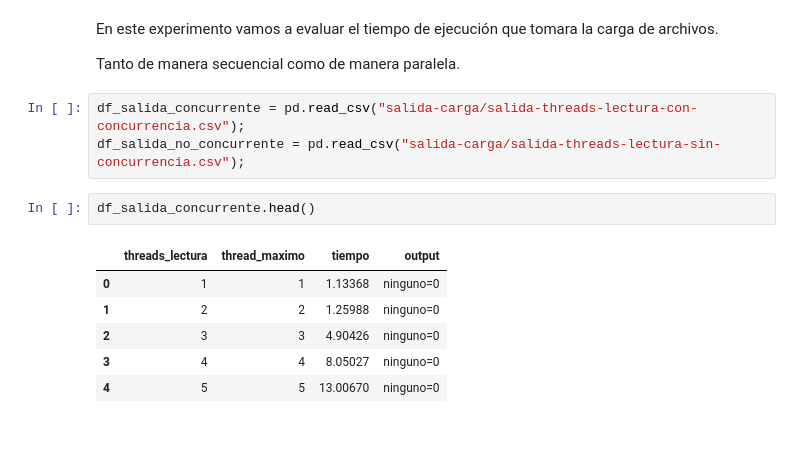
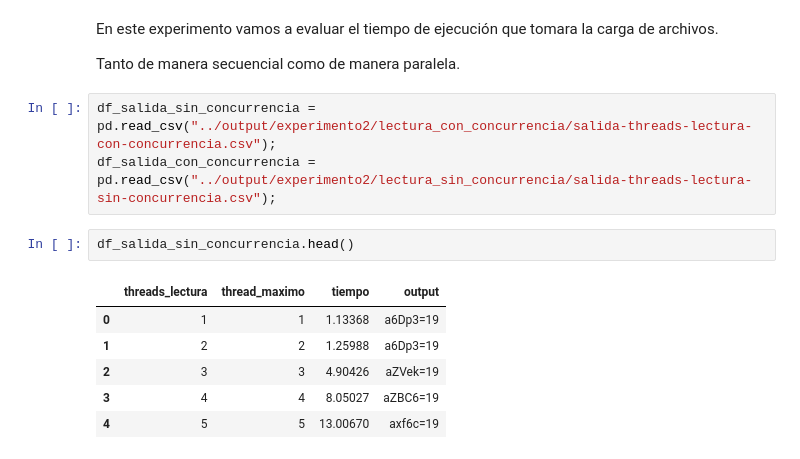
Before and after one commit to apsosa/tp_threads, a Jupyter notebook: experimentos/graficos.ipynb, the cells around one changed output. Saved outputs shown, nothing was run; the diff lists cells and outputs as text.

```diff
--- a/experimentos/graficos.ipynb
+++ b/experimentos/graficos.ipynb
@@ -83,15 +83,15 @@ En este experimento vamos a evaluar el tiempo de ejecución que tomara la carga
 
 Tanto de manera secuencial como de manera paralela.
 # %%
-df_salida_concurrente = pd.read_csv("salida-carga/salida-threads-lectura-con-concurrencia.csv");
-df_salida_no_concurrente = pd.read_csv("salida-carga/salida-threads-lectura-sin-concurrencia.csv");
+df_salida_sin_concurrencia = pd.read_csv("../output/experimento2/lectura_con_concurrencia/salida-threads-lectura-con-concurrencia.csv");
+df_salida_con_concurrencia = pd.read_csv("../output/experimento2/lectura_sin_concurrencia/salida-threads-lectura-sin-concurrencia.csv");
 # %%
-df_salida_concurrente.head()
+df_salida_sin_concurrencia.head()
 # %% [output]
 |  | threads_lectura | thread_maximo | tiempo | output |
-| 0 | 1 | 1 | 1.13368 | ninguno=0 |
-| 1 | 2 | 2 | 1.25988 | ninguno=0 |
-| 2 | 3 | 3 | 4.90426 | ninguno=0 |
-| 3 | 4 | 4 | 8.05027 | ninguno=0 |
-| 4 | 5 | 5 | 13.00670 | ninguno=0 |
+| 0 | 1 | 1 | 1.13368 | a6Dp3=19 |
+| 1 | 2 | 2 | 1.25988 | a6Dp3=19 |
+| 2 | 3 | 3 | 4.90426 | aZVek=19 |
+| 3 | 4 | 4 | 8.05027 | aZBC6=19 |
+| 4 | 5 | 5 | 13.00670 | axf6c=19 |
 # %%
```
Also changed, not shown: parts of 2 cells of this notebook, 8 other files.
